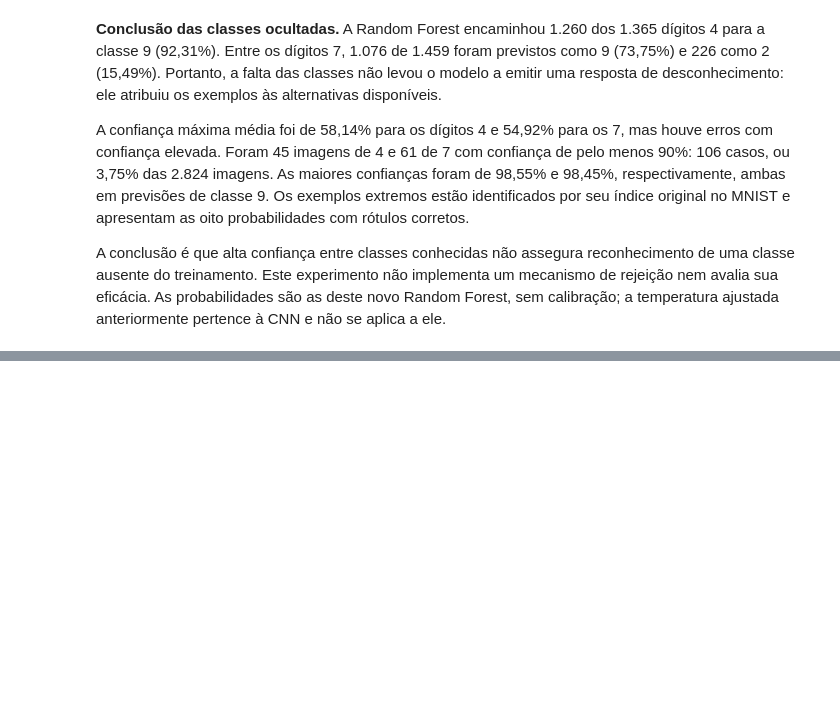
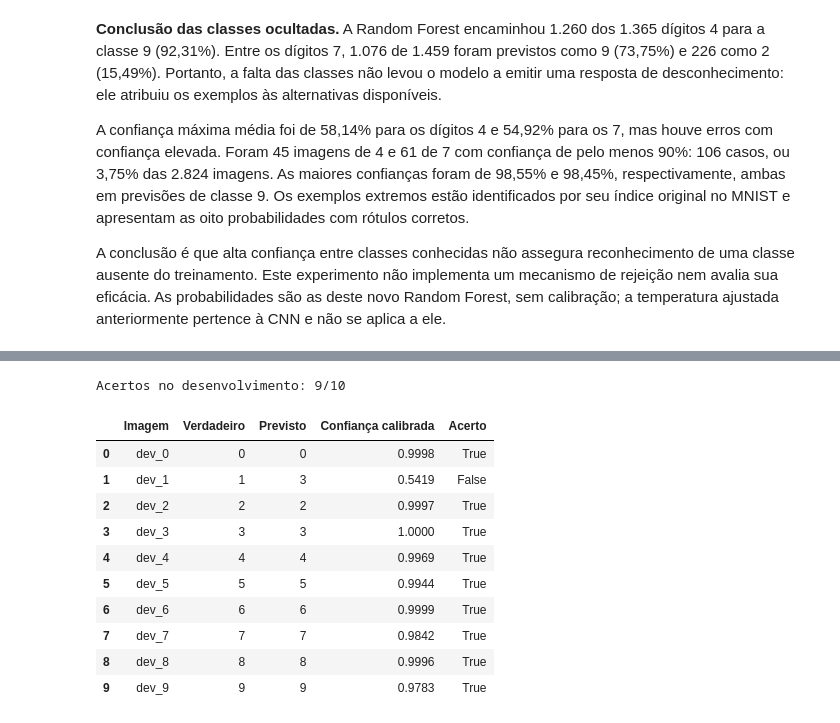
Before and after one commit to Luizhprovin/mnist-digit-classification, a Jupyter notebook: projeto.ipynb, the cells around one changed output, grey strips where cells are left out. Drawn from its saved outputs; the diff is of its cells as text; code cells hidden in the pictures; blank space fills up the shorter version.

```diff
--- a/projeto.ipynb
+++ b/projeto.ipynb
@@ -1302,0 +1410,32 @@ A conclusão é que alta confiança entre classes conhecidas não assegura recon
+# %%
+logits_dev = obter_logits_cnn(X_dev_cnn)
+probabilidades_dev = softmax(logits_dev / temperatura_cnn, axis=1)
+previsoes_dev = probabilidades_dev.argmax(axis=1)
+assert probabilidades_dev.shape == (10, 10)
+assert np.isfinite(probabilidades_dev).all()
+assert np.allclose(probabilidades_dev.sum(axis=1), 1)
+resultados_dev = pd.DataFrame({
+    "Imagem": manifesto_dev["id"].to_numpy(), "Verdadeiro": y_dev,
+    "Previsto": previsoes_dev, "Confiança calibrada": probabilidades_dev.max(axis=1),
+    "Acerto": previsoes_dev == y_dev,
+})
+resultados_dev.to_csv(TABLES_DIR / "imagens_proprias_desenvolvimento.csv", index=False)
+(IMAGENS_PROPRIAS_DIR / "preprocessamento.json").write_text(
+    json.dumps({"versao": "1.0", "parametros": PARAMETROS_PREPROCESSAMENTO,
+                "definicao": "Parâmetros definidos no desenvolvimento; manter na avaliação das fotos reservadas."}, ensure_ascii=False, indent=2), encoding="utf-8",
+)
+print(f"Acertos no desenvolvimento: {int((previsoes_dev == y_dev).sum())}/10")
+resultados_dev.round(4)
+# %% [output]
+Acertos no desenvolvimento: 9/10
+|  | Imagem | Verdadeiro | Previsto | Confiança calibrada | Acerto |
+| 0 | dev_0 | 0 | 0 | 0.9998 | True |
+| 1 | dev_1 | 1 | 3 | 0.5419 | False |
+| 2 | dev_2 | 2 | 2 | 0.9997 | True |
+| 3 | dev_3 | 3 | 3 | 1.0000 | True |
+| 4 | dev_4 | 4 | 4 | 0.9969 | True |
+| 5 | dev_5 | 5 | 5 | 0.9944 | True |
+| 6 | dev_6 | 6 | 6 | 0.9999 | True |
+| 7 | dev_7 | 7 | 7 | 0.9842 | True |
+| 8 | dev_8 | 8 | 8 | 0.9996 | True |
+| 9 | dev_9 | 9 | 9 | 0.9783 | True |
```
Also changed, not shown: parts of 15 cells of this notebook, 10 other files.
